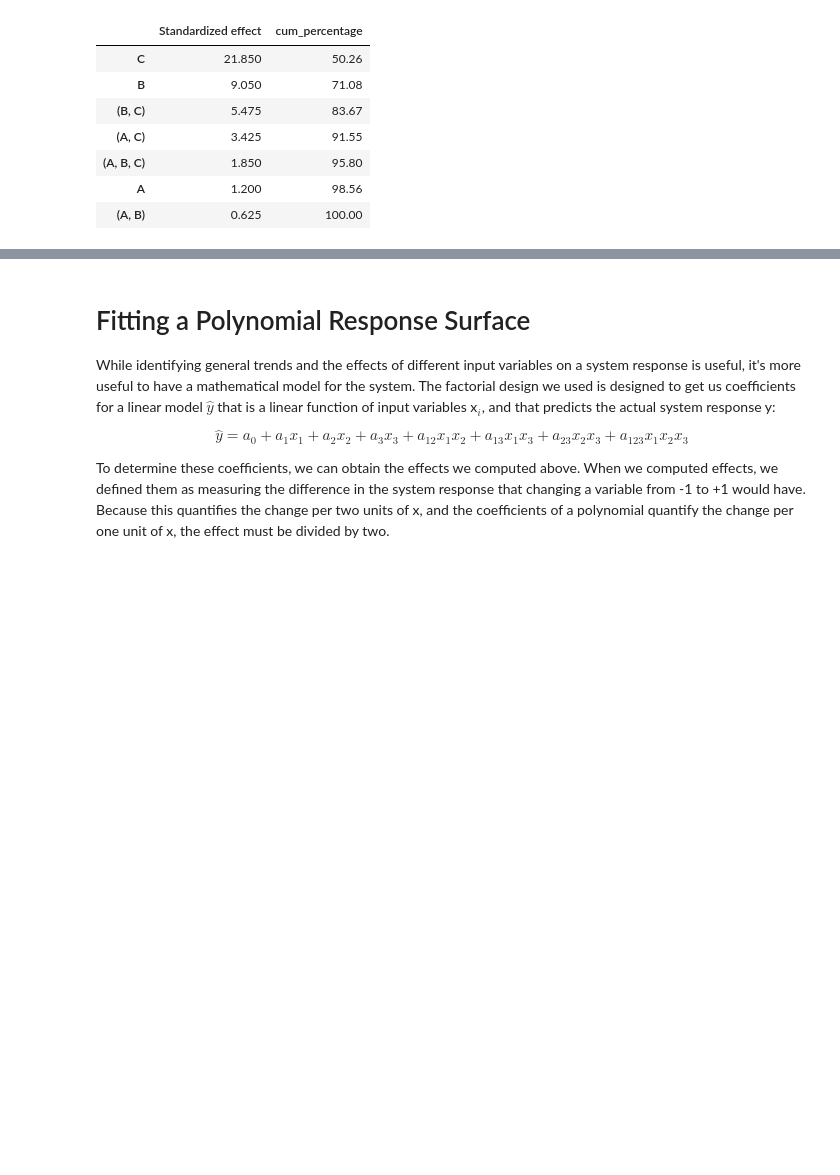
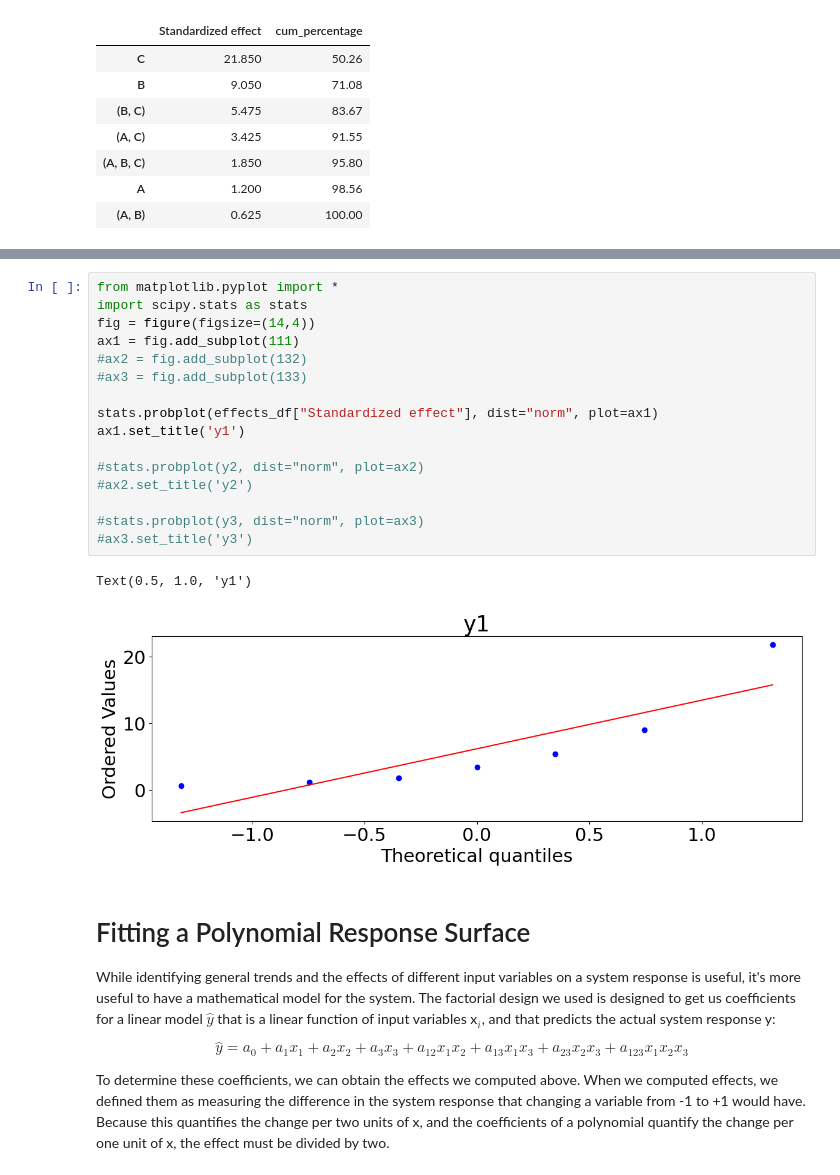
Before and after one commit to Teoroo-CMC/DoE_Course_Material, a Jupyter notebook: Week_2/Workshop_4/Jupyter-notebooks/DoE-2factor_full.ipynb, the cells around one changed output, grey strips where cells are left out. Saved outputs shown, nothing was run; the diff lists cells and outputs as text; blank space fills up the shorter version.

```diff
--- a/Week_2/Workshop_4/Jupyter-notebooks/DoE-2factor_full.ipynb
+++ b/Week_2/Workshop_4/Jupyter-notebooks/DoE-2factor_full.ipynb
@@ -336,3 +333,22 @@ While three-way interactions are relatively rare, typically smaller, and harder
+# %%
+from matplotlib.pyplot import *
+import scipy.stats as stats
+fig = figure(figsize=(14,4))
+ax1 = fig.add_subplot(111)
+#ax2 = fig.add_subplot(132)
+#ax3 = fig.add_subplot(133)
+
+stats.probplot(effects_df["Standardized effect"], dist="norm", plot=ax1)
+ax1.set_title('y1')
+
+#stats.probplot(y2, dist="norm", plot=ax2)
+#ax2.set_title('y2')
+
+#stats.probplot(y3, dist="norm", plot=ax3)
+#ax3.set_title('y3')
+# %% [output]
+Text(0.5, 1.0, 'y1')
+[figure, added]
 # %% [markdown]
 # Fitting a Polynomial Response Surface
 While identifying general trends and the effects of different input variables on a system response is useful, it's more useful to have a mathematical model for the system. The factorial design we used is designed to get us coefficients for a linear model  $\hat{y}$ that is a linear function of input variables x$_i$, and that predicts the actual system response  y:
```
Also changed, not shown: parts of 10 cells of this notebook, 6 other files.
